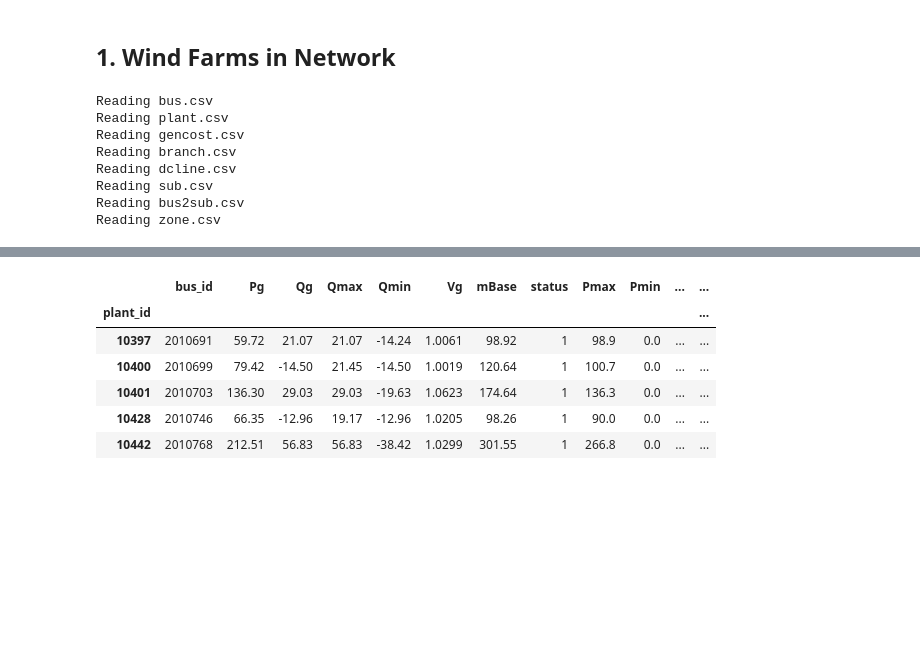
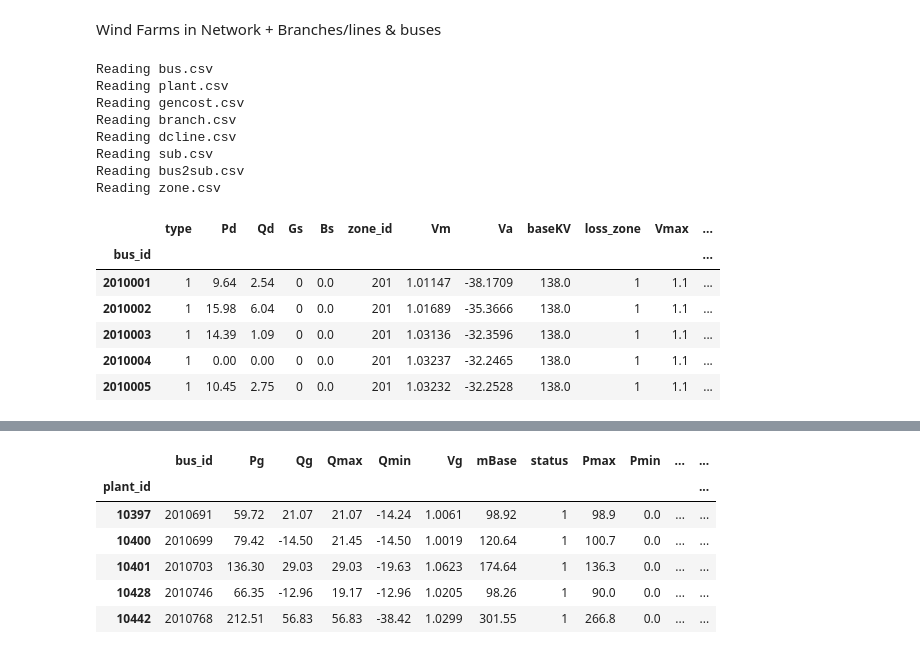
Before and after one commit to vineetjnair9/Dynamic-line-ratings-grid, a Jupyter notebook: Coordinate_matching.ipynb, the cells around one changed output, grey strips where cells are left out. Drawn from its saved outputs; the diff is of its cells as text; code cells hidden in the pictures; blank space fills up the shorter version.

```diff
--- a/get_weather_data.ipynb
+++ b/Coordinate_matching.ipynb
@@ -22,5 +9,5 @@ ImportError: cannot import name 'impute' from 'prereise.gather.winddata.rap' (C:
 # %% [markdown]
-## 1. Wind Farms in Network
+Wind Farms in Network + Branches/lines & buses
 # %%
 grid = Grid(["Texas","Western"])
 wind_farm = grid.plant.groupby("type").get_group("wind")
@@ -33,3 +20,14 @@ Reading dcline.csv
 Reading sub.csv
 Reading bus2sub.csv
 Reading zone.csv
+# %%
+buses = grid.bus
+buses.head()
+# %% [output]
+|  | type | Pd | Qd | Gs | Bs | zone_id | Vm | Va | baseKV | loss_zone | Vmax | ... |
+| bus_id |  |  |  |  |  |  |  |  |  |  |  | ... |
+| 2010001 | 1 | 9.64 | 2.54 | 0 | 0.0 | 201 | 1.01147 | -38.1709 | 138.0 | 1 | 1.1 | ... |
+| 2010002 | 1 | 15.98 | 6.04 | 0 | 0.0 | 201 | 1.01689 | -35.3666 | 138.0 | 1 | 1.1 | ... |
+| 2010003 | 1 | 14.39 | 1.09 | 0 | 0.0 | 201 | 1.03136 | -32.3596 | 138.0 | 1 | 1.1 | ... |
+| 2010004 | 1 | 0.00 | 0.00 | 0 | 0.0 | 201 | 1.03237 | -32.2465 | 138.0 | 1 | 1.1 | ... |
+| 2010005 | 1 | 10.45 | 2.75 | 0 | 0.0 | 201 | 1.03232 | -32.2528 | 138.0 | 1 | 1.1 | ... |
```
Also changed, not shown: parts of 17 cells of this notebook, 2 other files.
